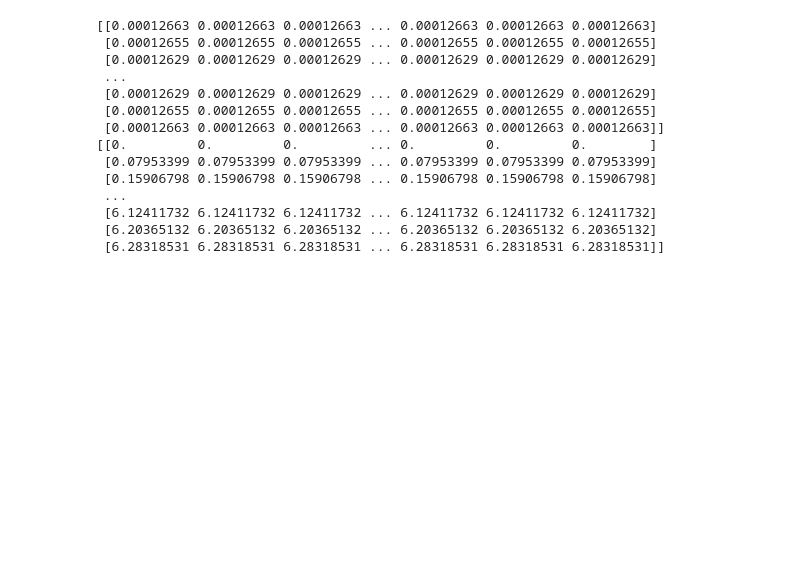
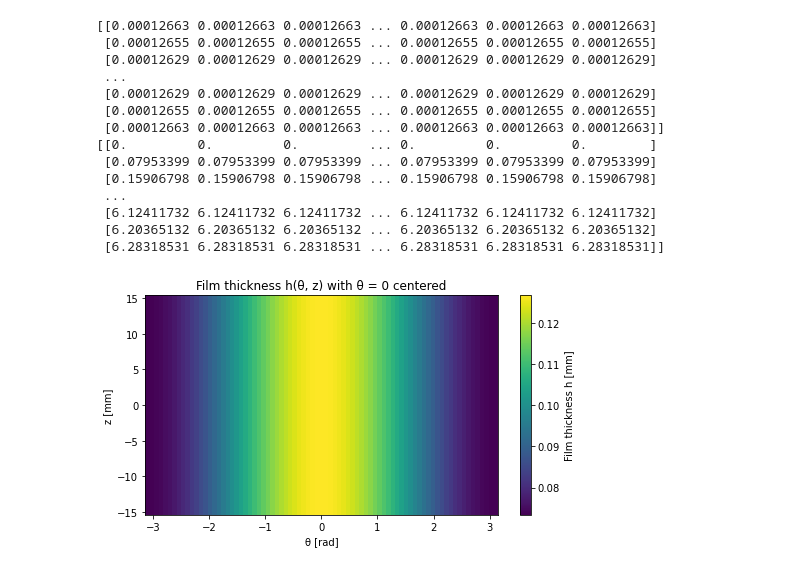
Before and after one commit to akarhin/Arotor_hackathon_VibeRator, a Jupyter notebook: 1_3.ipynb, the cells around one changed output. Drawn from its saved outputs; the diff is of its cells as text; code cells hidden in the pictures; blank space fills up the shorter version.

```diff
--- a/1_3.ipynb
+++ b/1_3.ipynb
@@ -413,3 +413,28 @@ print(Theta)
  [6.12411732 6.12411732 6.12411732 ... 6.12411732 6.12411732 6.12411732]
  [6.20365132 6.20365132 6.20365132 ... 6.20365132 6.20365132 6.20365132]
  [6.28318531 6.28318531 6.28318531 ... 6.28318531 6.28318531 6.28318531]]
+# %%
+# Convert Theta from [0, 2π] to [-π, π]
+Theta_shifted = Theta.copy()
+Theta_shifted[Theta_shifted > np.pi] -= 2*np.pi
+
+# Sort along θ so the plot is continuous
+sort_idx = np.argsort(Theta_shifted[:, 0])
+
+Theta_plot = Theta_shifted[sort_idx, :]
+Z_plot = Z[sort_idx, :]
+h_plot = h[sort_idx, :]
+
+# Plot
+
+
+plt.figure(figsize=(7, 4))
+plt.pcolormesh(Theta_plot, Z_plot*1000, h_plot*1000, shading="auto")
+plt.colorbar(label="Film thickness h [mm]")
+plt.xlabel("θ [rad]")
+plt.ylabel("z [mm]")
+plt.title("Film thickness h(θ, z) with θ = 0 centered")
+plt.tight_layout()
+plt.show()
+# %% [output]
+[figure, added]
```
Also changed, not shown: parts of 2 cells of this notebook.
